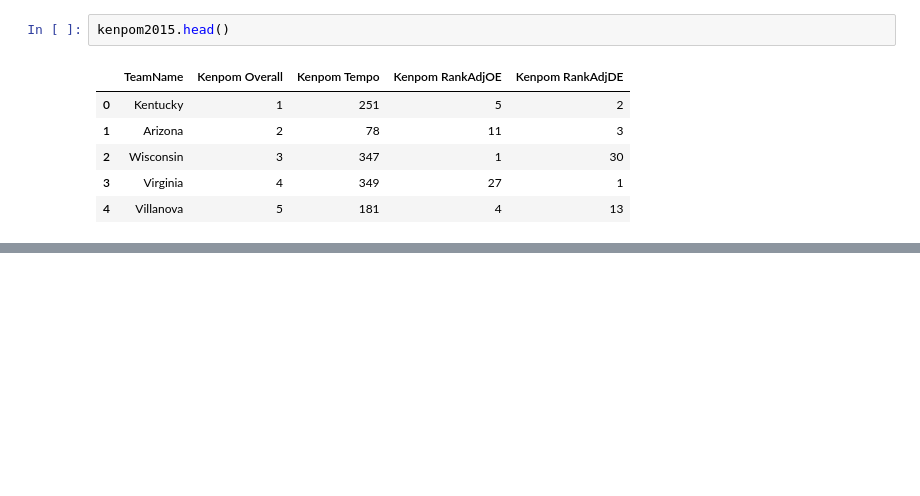
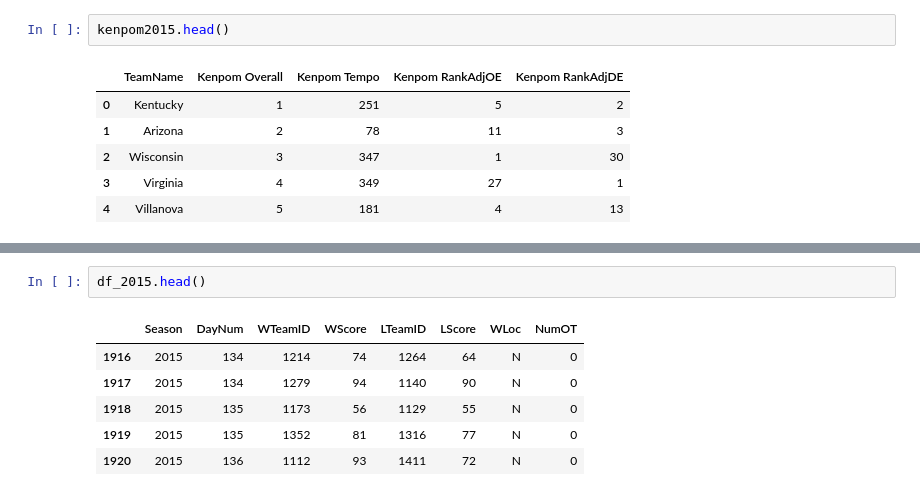
Before and after one commit to PeckJackson/kaggleProjects, a Jupyter notebook: NCAA Mens 2020/data/Untitled.ipynb, the cells around one changed output, grey strips where cells are left out. Saved outputs shown, nothing was run; the diff lists cells and outputs as text; blank space fills up the shorter version.

```diff
--- a/NCAA Mens 2020/data/Untitled.ipynb
+++ b/NCAA Mens 2020/data/Untitled.ipynb
@@ -606,0 +660,9 @@ a = {}
+# %%
+df_2015.head()
+# %% [output]
+|  | Season | DayNum | WTeamID | WScore | LTeamID | LScore | WLoc | NumOT |
+| 1916 | 2015 | 134 | 1214 | 74 | 1264 | 64 | N | 0 |
+| 1917 | 2015 | 134 | 1279 | 94 | 1140 | 90 | N | 0 |
+| 1918 | 2015 | 135 | 1173 | 56 | 1129 | 55 | N | 0 |
+| 1919 | 2015 | 135 | 1352 | 81 | 1316 | 77 | N | 0 |
+| 1920 | 2015 | 136 | 1112 | 93 | 1411 | 72 | N | 0 |
```
Also changed, not shown: parts of 29 cells of this notebook, 1 other file.
